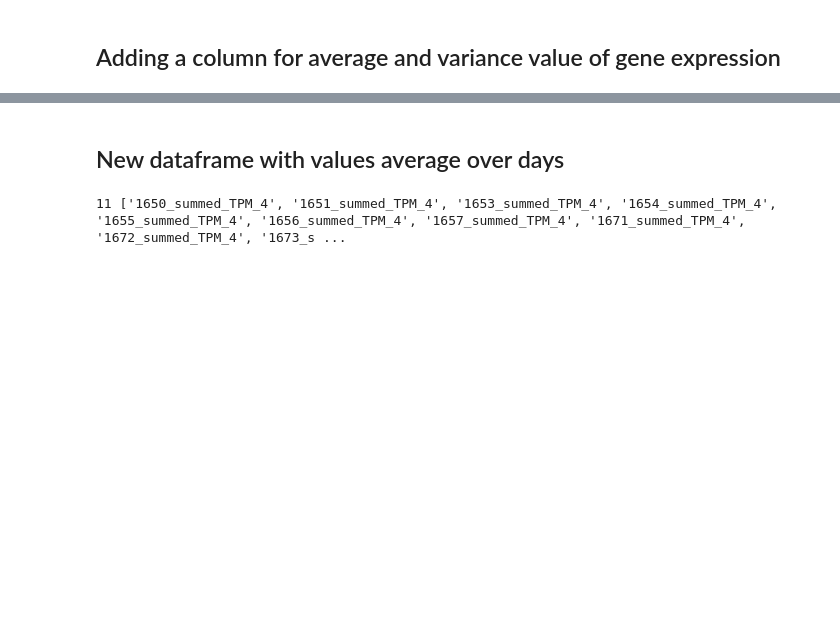
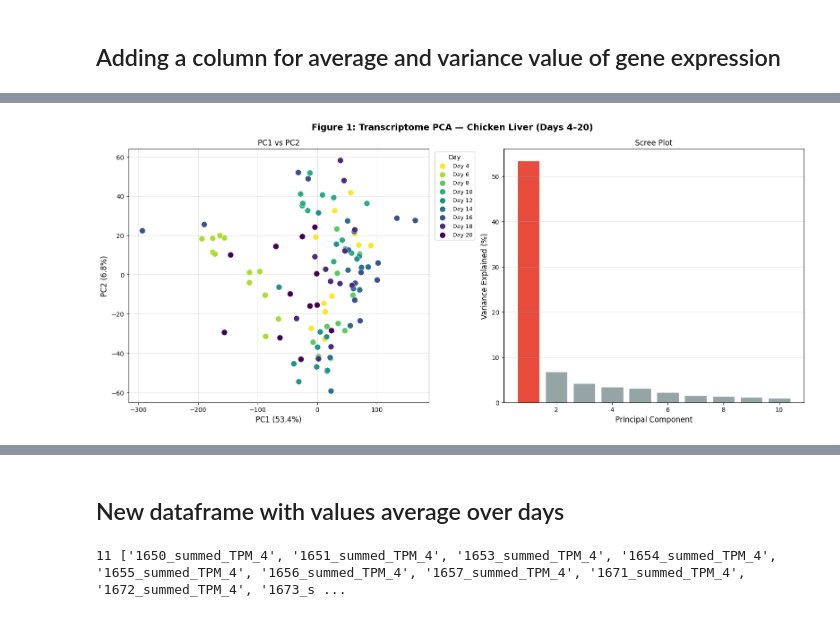
Before and after one commit to NSF-DARSE/YolktoFeed, a Jupyter notebook: JupyterNotebook/liverHEDI.ipynb, the cells around one changed output, grey strips where cells are left out. Drawn from its saved outputs; the diff is of its cells as text; code cells hidden in the pictures; blank space fills up the shorter version.

```diff
--- a/JupyterNotebook/liverHEDI.ipynb
+++ b/JupyterNotebook/liverHEDI.ipynb
@@ -95,3 +147,2 @@ df.loc[(df.iloc[:,1] > 1e-6) & (df.iloc[:,1] < 1e-4), df.columns[0:3]]
 # %%
-df = df[df.iloc[:,1] >= 1e-4]
-df
+#df.loc[df.iloc[:,2] < 1e-1, df.columns[:3]]
@@ -111,0 +257,26 @@ df
+# %%
+fig, axes = plt.subplots(1, 2, figsize=(16, 7))
+fig.suptitle('Figure 1: Transcriptome PCA — Chicken Liver (Days 4–20)',
+             fontsize=14, fontweight='bold')
+ax = axes[0]
+for day in DAYS:
+  idx = np.where(sample_meta['Day'].values == day)[0]
+  ax.scatter(Xpca[idx, 0], Xpca[idx, 1], c=DAY_COLORS[day], label=f'Day {day}',
+              s=90, edgecolors='white', linewidth=0.5, zorder=3)
+ax.set_xlabel(f'PC1 ({pca_t.explained_variance_ratio_[0]*100:.1f}%)', fontsize=12)
+ax.set_ylabel(f'PC2 ({pca_t.explained_variance_ratio_[1]*100:.1f}%)', fontsize=12)
+ax.set_title('PC1 vs PC2', fontsize=12)
+ax.legend(title='Day', bbox_to_anchor=(1.01, 1), loc='upper left', fontsize=9)
+ax.grid(True, alpha=0.4)
+
+ax2  = axes[1]
+pct  = pca_t.explained_variance_ratio_ * 100
+ax2.bar(range(1, 11), pct, color=['#e74c3c'] + ['#95a5a6']*9, edgecolor='white')
+ax2.set_xlabel('Principal Component', fontsize=12)
+ax2.set_ylabel('Variance Explained (%)', fontsize=12)
+ax2.set_title('Scree Plot', fontsize=12)
+ax2.grid(True, alpha=0.4, axis='y')
+
+plt.tight_layout()
+# %% [output]
+[figure, added]
```
Also changed, not shown: parts of 35 cells of this notebook.
